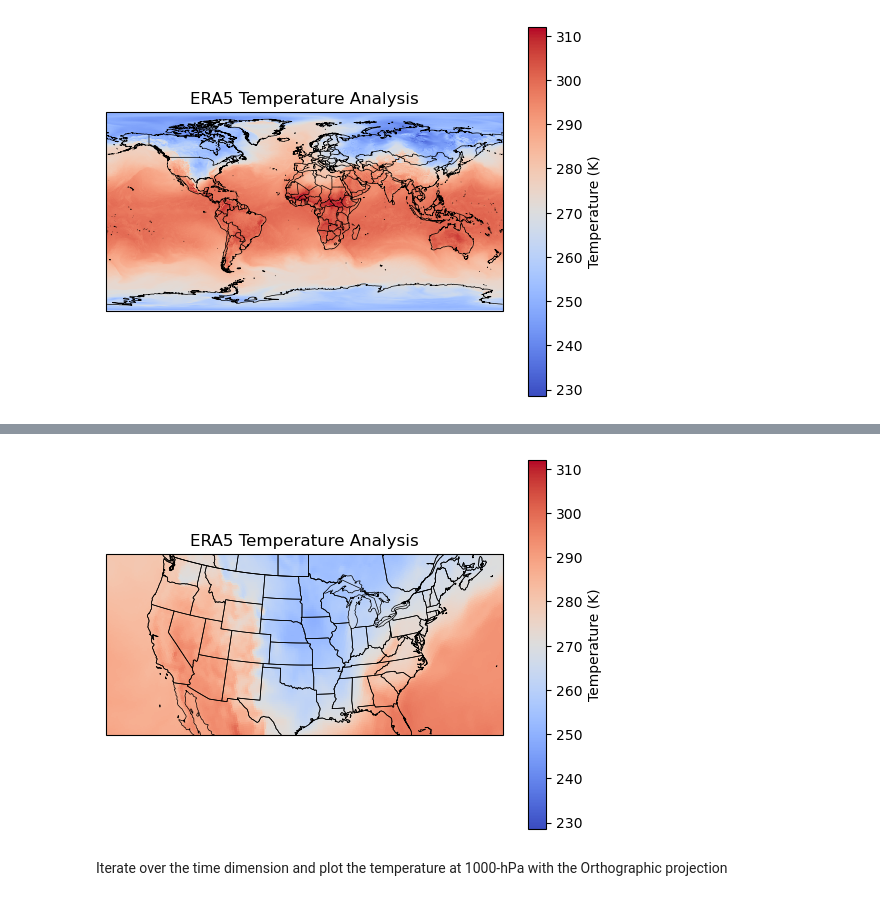
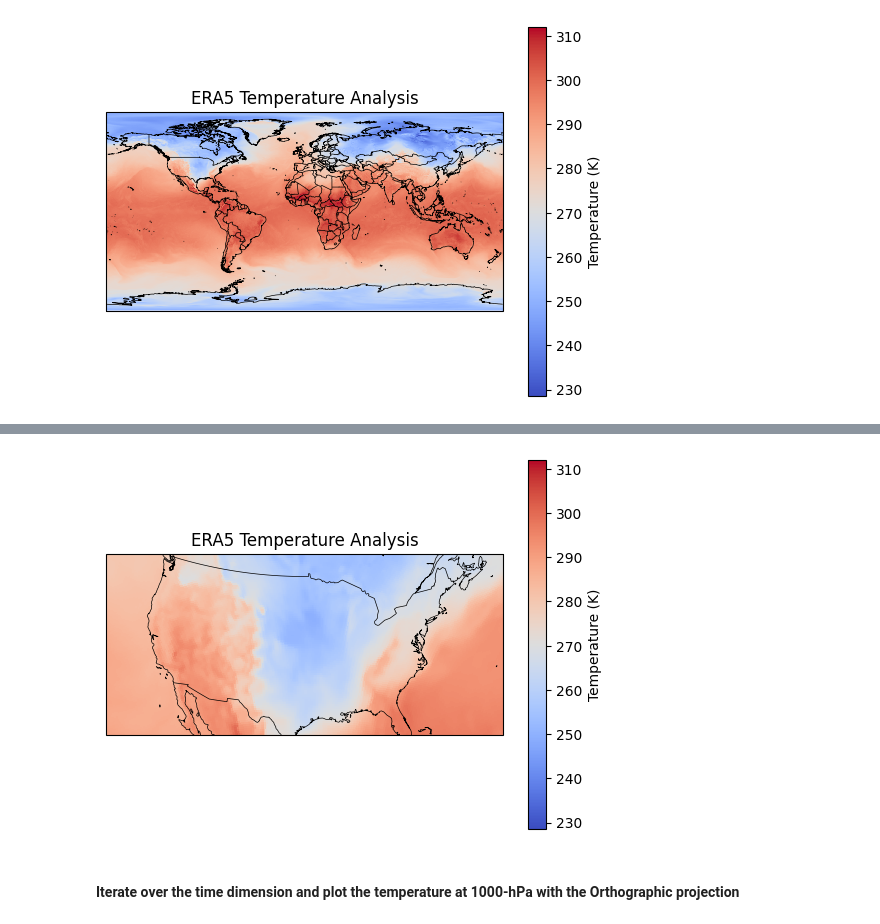
Before and after one commit to anthony-illenden/data_science_for_the_geosciences, a Jupyter notebook: EAE_598_HW/HW1/EAE 598 - Cartopy.ipynb, the cells around one changed output, grey strips where cells are left out. Saved outputs shown, nothing was run; the diff lists cells and outputs as text; code cells hidden in the pictures.

```diff
--- a/EAE_598_HW/HW1/EAE 598 - Cartopy.ipynb
+++ b/EAE_598_HW/HW1/EAE 598 - Cartopy.ipynb
@@ -223,12 +450,27 @@ Okay, but let's focus on the United States
 # %%
+# For loop to iterate over the time dimension
 for i in range(0, 1):
+    # Add figure using matplotlib
     fig = plt.figure()
+
+    # Add the PlateCarree projection to the matplotlib figure using cartopy
     ax = fig.add_subplot(1, 1, 1, projection=ccrs.PlateCarree())
+
+    # Add the borders using cartopy
     ax.add_feature(cfeature.BORDERS.with_scale('50m'), linewidth=0.5)
+
+    # Add the coastlines using cartopy
     ax.add_feature(cfeature.COASTLINE.with_scale('50m'), linewidth=0.5)
-    ax.add_feature(cfeature.STATES.with_scale('50m'), linewidth=0.5)
+
+    # Zoom into the United States using lat / lon coordinates with cartopy's set_extent() function
     ax.set_extent([-125, -67, 24, 49])
+
+    # Select the 0th time and plot it using Xarray's plot() function
     t_1000.isel(time=i).plot(ax=ax, transform=ccrs.PlateCarree(), cmap='coolwarm', cbar_kwargs={'label': 'Temperature (K)'})
+
+    # Add a title
     plt.title('ERA5 Temperature Analysis')
+
+    # Show the plot
     plt.show()
 # %% [output]
@@ -240,16 +482,31 @@ Iterate over the time dimension and plot the temperature at 1000-hPa with the La
 # %%
+# For loop to iterate over the time dimension
 for i in range(0, 1):
+    # Add figure using matplotlib
     fig = plt.figure()
+
+    # Add the LambertConformal projection to the matplotlib figure using cartopy
     ax = fig.add_subplot(1, 1, 1, projection=ccrs.LambertConformal())
+
+    # Add the borders using cartopy
     ax.add_feature(cfeature.BORDERS.with_scale('50m'), linewidth=0.5)
+
+    # Add the coastlines using cartopy
     ax.add_feature(cfeature.COASTLINE.with_scale('50m'), linewidth=0.5)
-    ax.add_feature(cfeature.STATES.with_scale('50m'), linewidth=0.5)
+
+    # Zoom into the United States using lat / lon coordinates with cartopy's set_extent() function
     ax.set_extent([-125, -67, 24, 49])
+
+    # Select the 0th time and plot it using Xarray's plot() function
     t_1000.isel(time=i).plot(ax=ax, transform=ccrs.PlateCarree(), cmap='coolwarm', cbar_kwargs={'label': 'Temperature (K)'})
+
+    # Add a title
     plt.title('ERA5 Temperature Analysis')
+
+    # Show the plot
     plt.show()
 # %% [output]
-[figure, old version]
+[figure, new version]
 # %% [markdown]
-Iterate over the time dimension and plot the temperature at 1000-hPa with the Orthographic projection
+#### Iterate over the time dimension and plot the temperature at 1000-hPa with the Orthographic projection
 # %%
```
Also changed, not shown: parts of 23 cells of this notebook, 2 other files.
